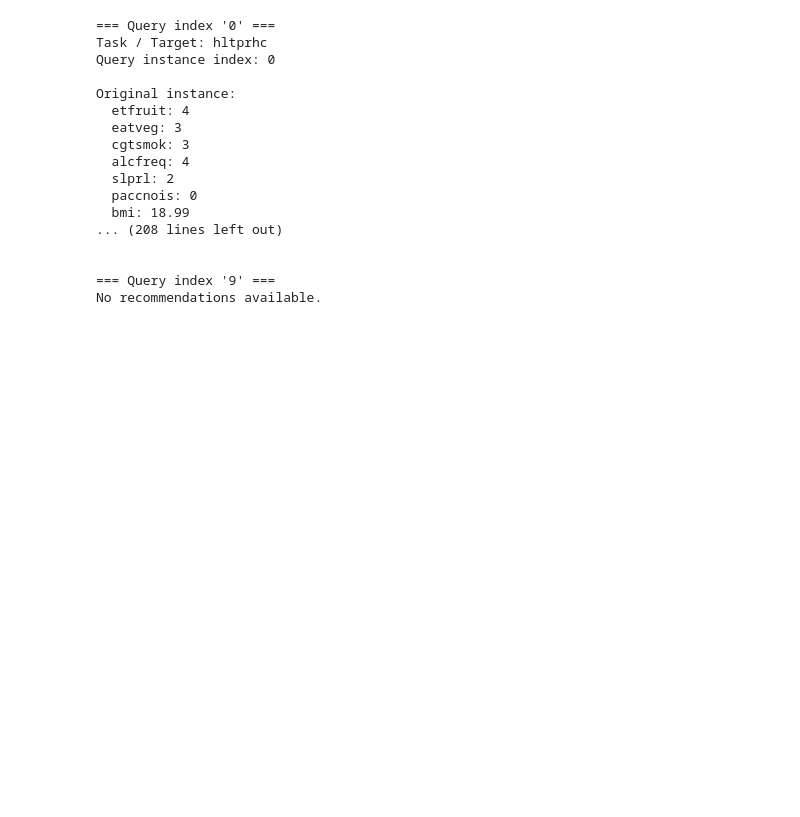
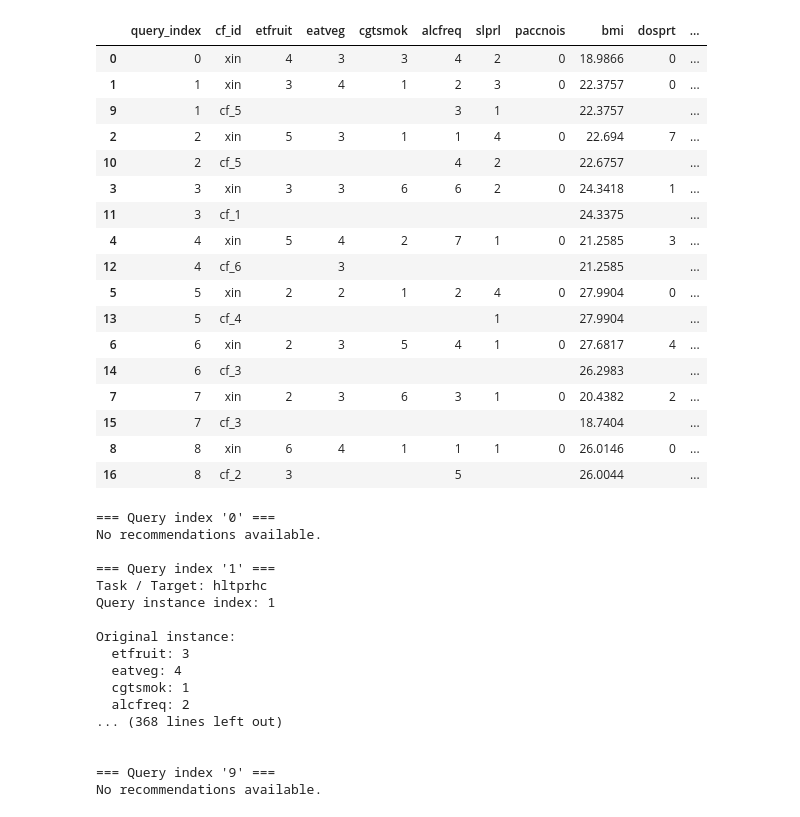
Before and after one commit to Dyretna/cf_bench, a Jupyter notebook: notebooks/counterfactual_tests/base_vs_thresholds/base_rf_midthres.ipynb, the cells around one changed output. Drawn from its saved outputs; the diff is of its cells as text; code cells hidden in the pictures; blank space fills up the shorter version.

```diff
--- a/notebooks/counterfactual_tests/base_vs_thresholds/base_rf_midthres.ipynb
+++ b/notebooks/counterfactual_tests/base_vs_thresholds/base_rf_midthres.ipynb
@@ -233,0 +32,19 @@ batch_cfcheck_df
+# %%
+# Load CSV
+batch_df = pd.read_csv(batch_data)
+# %%
+# Feature columns
+feature_cols = ["etfruit", "eatveg", "cgtsmok", "alcfreq", "slprl", "paccnois", "bmi", "dosprt"]
+
+# dtypes
+int_columns = ["etfruit", "eatveg", "cgtsmok", "alcfreq", "slprl", "paccnois", "dosprt", "hltprhc", "Nchanged"]
+float_columns = ["bmi", "gower_distance", "risk_before", "predicted_risk_after", "cf_gen_time_sec"]
+
+
+# Convert and fill NaN with empty strings
+batch_df[int_columns] = batch_df[int_columns].astype("Int64").astype("string").fillna("")
+batch_df[float_columns] = batch_df[float_columns].round(4).astype("string").fillna("")
+batch_df["valid"] = batch_df["valid"].astype("string").fillna("")
+# %%
+batch_df = batch_df.drop(columns=["hltprhc", "target_risk"])
+batch_df["cf_id"] = batch_df["cf_id"].replace({"original": "xin"})
@@ -233,0 +75,5 @@ batch_cfcheck_df
+# %%
+from cf_bench.utils import filter_valid_cfs
+
+batch_df = filter_valid_cfs(batch_df)
+batch_df
@@ -359,3 +100,28 @@ batch_cfcheck_df
+# %%
+from cf_bench.utils import select_one_cf_per_query
+
+# Select one CF per observation (prefers valid CFs without violations)
+single_cf_df = select_one_cf_per_query(batch_df, prefer_no_violations=True)
+single_cf_df
+# %% [output]
+|  | query_index | cf_id | etfruit | eatveg | cgtsmok | alcfreq | slprl | paccnois | bmi | dosprt | ... |
+| 0 | 0 | xin | 4 | 3 | 3 | 4 | 2 | 0 | 18.9866 | 0 | ... |
+| 1 | 1 | xin | 3 | 4 | 1 | 2 | 3 | 0 | 22.3757 | 0 | ... |
+| 9 | 1 | cf_5 |  |  |  | 3 | 1 |  | 22.3757 |  | ... |
+| 2 | 2 | xin | 5 | 3 | 1 | 1 | 4 | 0 | 22.694 | 7 | ... |
+| 10 | 2 | cf_5 |  |  |  | 4 | 2 |  | 22.6757 |  | ... |
+| 3 | 3 | xin | 3 | 3 | 6 | 6 | 2 | 0 | 24.3418 | 1 | ... |
+| 11 | 3 | cf_1 |  |  |  |  |  |  | 24.3375 |  | ... |
+| 4 | 4 | xin | 5 | 4 | 2 | 7 | 1 | 0 | 21.2585 | 3 | ... |
+| 12 | 4 | cf_6 |  | 3 |  |  |  |  | 21.2585 |  | ... |
+| 5 | 5 | xin | 2 | 2 | 1 | 2 | 4 | 0 | 27.9904 | 0 | ... |
+| 13 | 5 | cf_4 |  |  |  |  | 1 |  | 27.9904 |  | ... |
+| 6 | 6 | xin | 2 | 3 | 5 | 4 | 1 | 0 | 27.6817 | 4 | ... |
+| 14 | 6 | cf_3 |  |  |  |  |  |  | 26.2983 |  | ... |
+| 7 | 7 | xin | 2 | 3 | 6 | 3 | 1 | 0 | 20.4382 | 2 | ... |
+| 15 | 7 | cf_3 |  |  |  |  |  |  | 18.7404 |  | ... |
+| 8 | 8 | xin | 6 | 4 | 1 | 1 | 1 | 0 | 26.0146 | 0 | ... |
+| 16 | 8 | cf_2 | 3 |  |  | 5 |  |  | 26.0044 |  | ... |
 # %%
 from cf_bench.dice_adapters import DiceRecommender
 
@@ -363,21 +129,21 @@ recommender = DiceRecommender()
 
 # Format a single query
 for idx in range(0, 10):
-    print(recommender.format_query(batch_cfcheck_df, query_index=idx))
+    print(recommender.format_query(batch_df, query_index=idx))
 # %% [output]
 === Query index '0' ===
+No recommendations available.
+
+=== Query index '1' ===
 Task / Target: hltprhc
-Query instance index: 0
+Query instance index: 1
 
 Original instance:
-  etfruit: 4
-  eatveg: 3
-  cgtsmok: 3
-  alcfreq: 4
-  slprl: 2
-  paccnois: 0
-  bmi: 18.99
-... (208 lines left out)
+  etfruit: 3
+  eatveg: 4
+  cgtsmok: 1
+  alcfreq: 2
+... (368 lines left out)
 
 
 === Query index '9' ===
```
Also changed, not shown: parts of 31 cells of this notebook, 34 other files.
